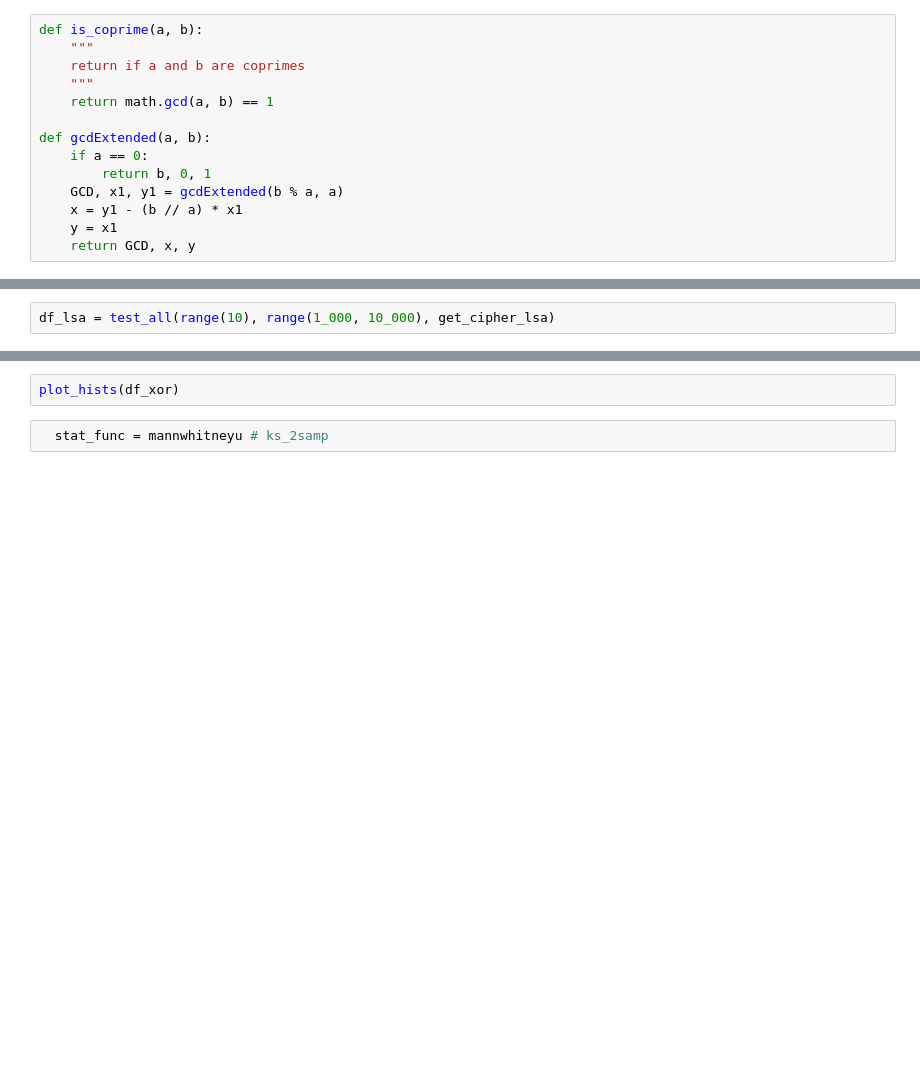
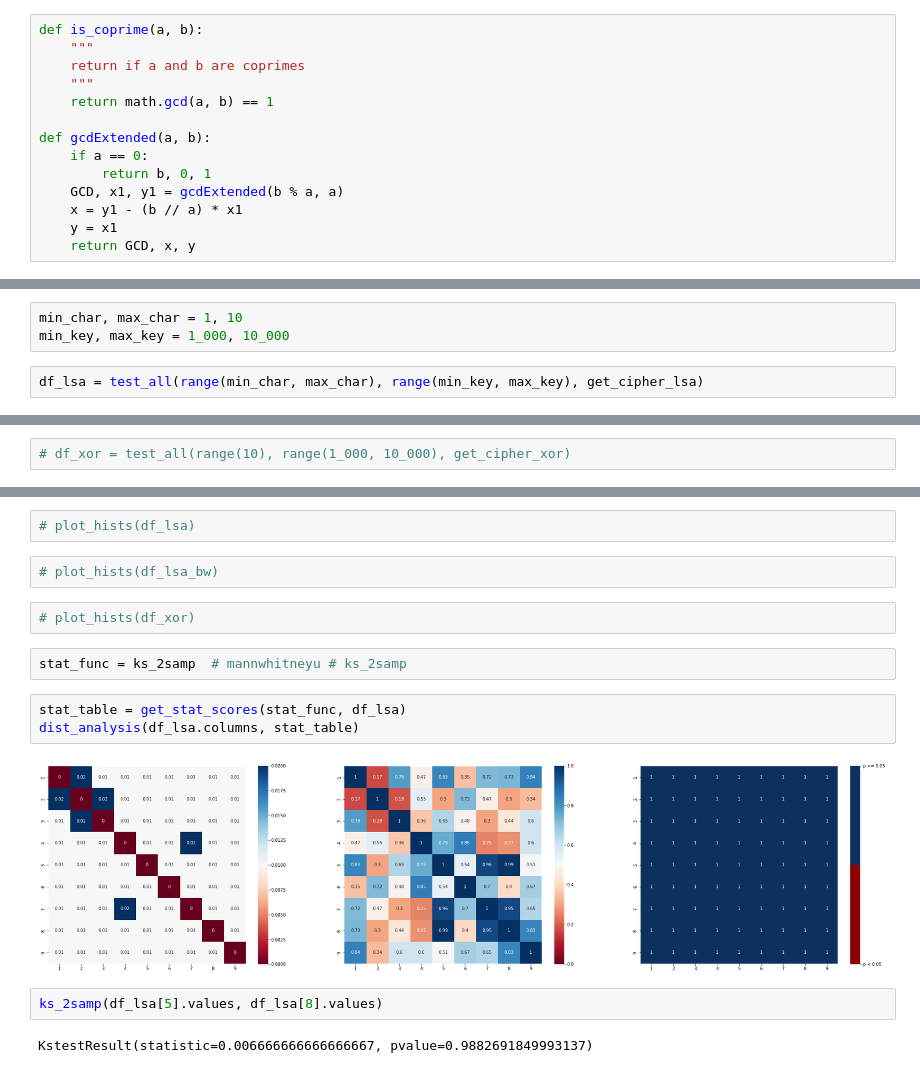
Before and after one commit to MhdMartini/lsa-2022, a Jupyter notebook: lsa_distribution_test.ipynb, the cells around one changed output, grey strips where cells are left out. Cells and saved outputs as stored; diff of their text form; blank space fills up the shorter version.

```diff
--- a/lsa_distribution_test.ipynb
+++ b/lsa_distribution_test.ipynb
@@ -95,3 +120,8 @@ def plot_hists(df: pd.DataFrame):
   group_labels = df.columns
   fig = ff.create_distplot(df.values.T, group_labels=group_labels, show_rug=False)
   fig.show()
+# %%
+min_char, max_char = 1, 10
+min_key, max_key = 1_000, 10_000
+# %%
+df_lsa = test_all(range(min_char, max_char), range(min_key, max_key), get_cipher_lsa)
@@ -98,2 +130,2 @@ def plot_hists(df: pd.DataFrame):
 # %%
-df_lsa = test_all(range(10), range(1_000, 10_000), get_cipher_lsa)
+# df_xor = test_all(range(10), range(1_000, 10_000), get_cipher_xor)
@@ -104,4 +132,17 @@ plot_hists(df_lsa)
-# %%
-plot_hists(df_xor)
+# %%
+# plot_hists(df_lsa)
+# %%
+# plot_hists(df_lsa_bw)
+# %%
+# plot_hists(df_xor)
 # %%
-  stat_func = mannwhitneyu # ks_2samp
+stat_func = ks_2samp  # mannwhitneyu # ks_2samp
+# %%
+stat_table = get_stat_scores(stat_func, df_lsa)
+dist_analysis(df_lsa.columns, stat_table)
+# %% [output]
+[figure, added]
+# %%
+ks_2samp(df_lsa[5].values, df_lsa[8].values)
+# %% [output]
+KstestResult(statistic=0.006666666666666667, pvalue=0.9882691849993137)
```
Also changed, not shown: parts of 9 cells of this notebook, 3 other files.
